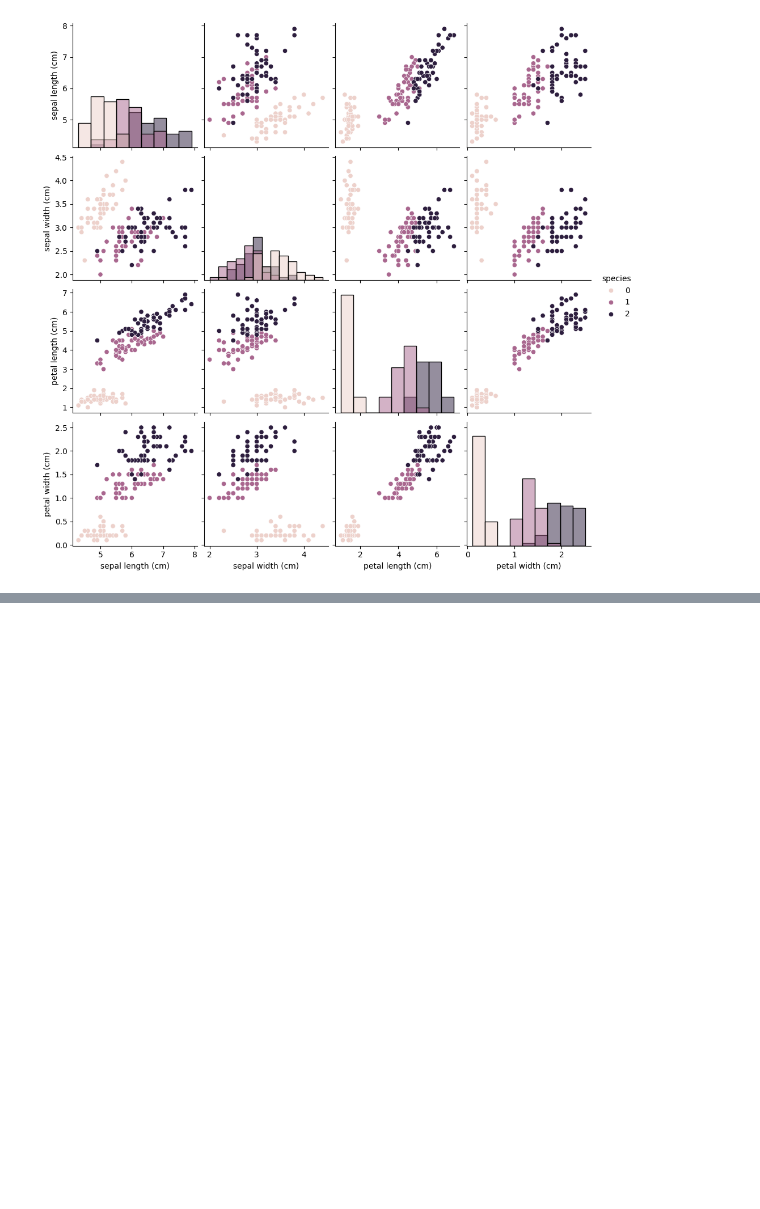
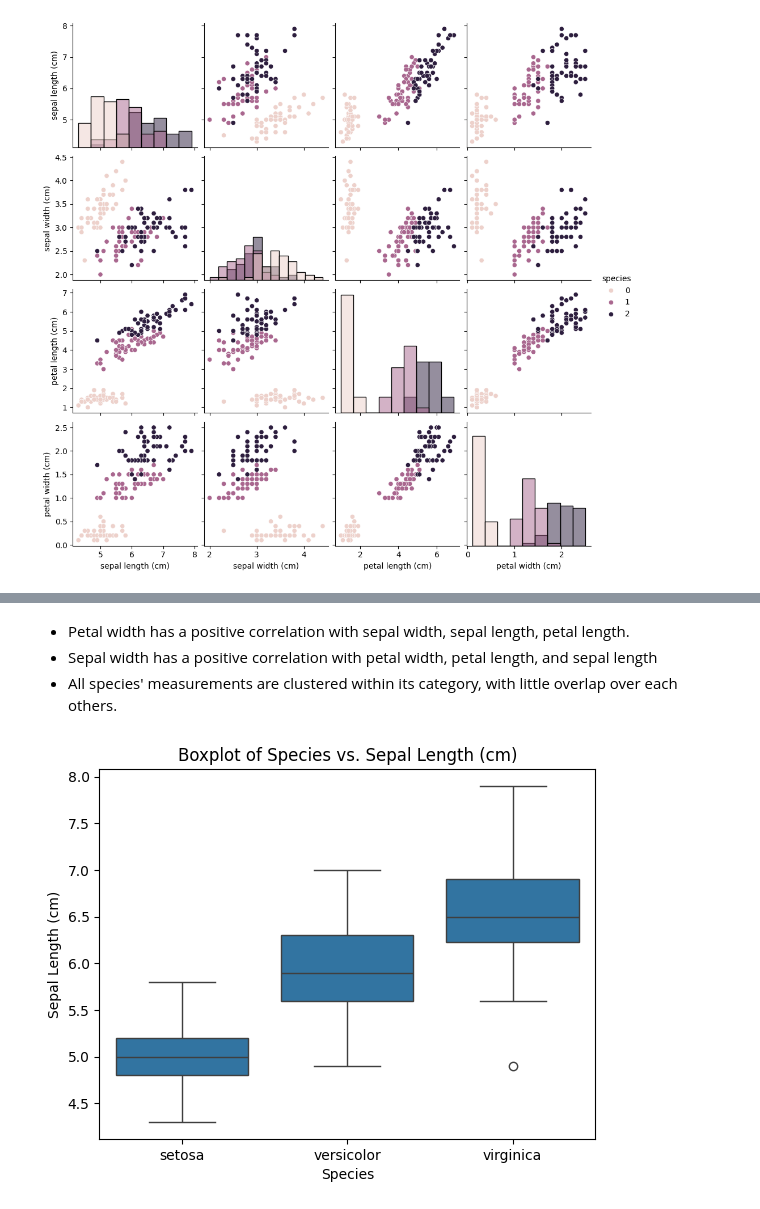
Before and after one commit to gordonnguyen/data-science-1, a Jupyter notebook: hw3/hw3.ipynb, the cells around one changed output, grey strips where cells are left out. Drawn from its saved outputs; the diff is of its cells as text; code cells hidden in the pictures; blank space fills up the shorter version.

```diff
--- a/hw3/hw3.ipynb
+++ b/hw3/hw3.ipynb
@@ -202,0 +251,13 @@ for feature in features:
+# %% [markdown]
+- Petal width has a positive correlation with sepal width, sepal length, petal length.
+- Sepal width has a positive correlation with petal width, petal length, and sepal length
+- All species' measurements are clustered within its category, with little overlap over each others.
+# %%
+sns.boxplot(x='species', y='sepal length (cm)', data=iris_df)
+plt.title('Boxplot of Species vs. Sepal Length (cm)')
+plt.xlabel('Species')
+plt.ylabel('Sepal Length (cm)')
+plt.xticks(ticks=[0, 1, 2], labels=iris_data.target_names)
+plt.show()
+# %% [output]
+[figure, added]
```
Also changed, not shown: parts of 45 cells of this notebook, 1 other file.
